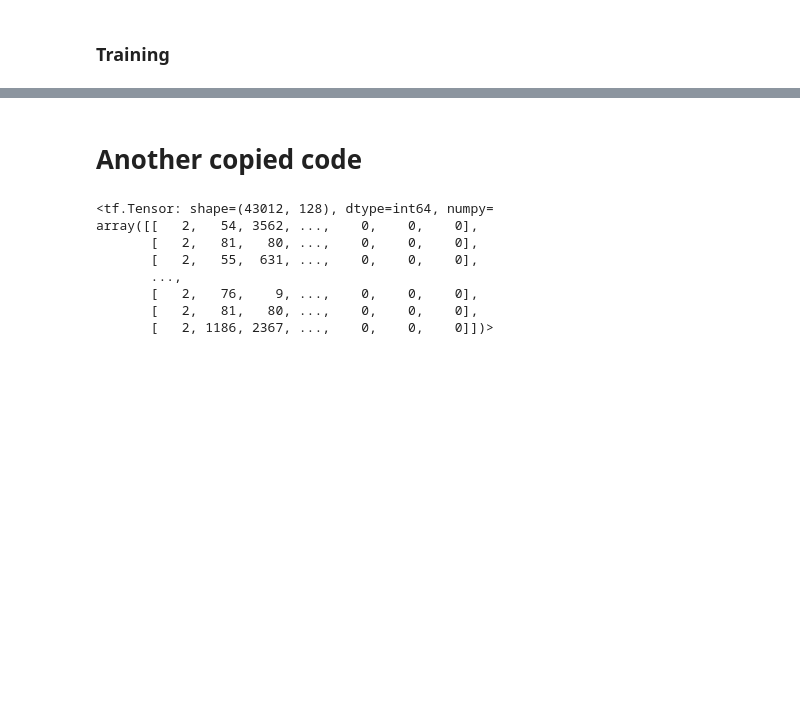
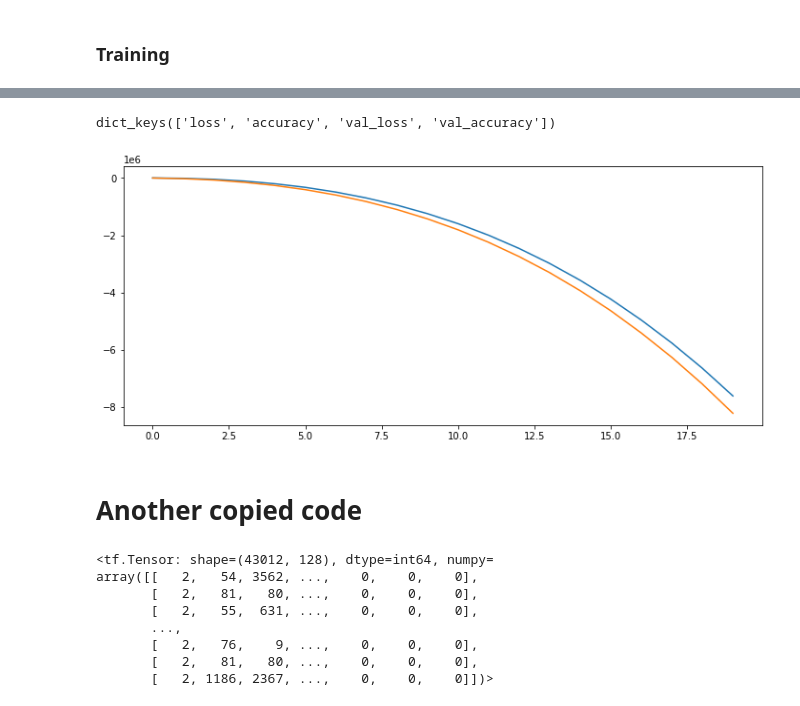
Before and after one commit to Hammad-001/wireless-ECG-diagnosis-system, a Jupyter notebook: Basics of Transformers/sentiment analysis with transformer.ipynb, the cells around one changed output, grey strips where cells are left out. Cells and saved outputs as stored; diff of their text form; code cells hidden in the pictures; blank space fills up the shorter version.

```diff
--- a/Basics of Transformers/sentiment analysis with transformer.ipynb
+++ b/Basics of Transformers/sentiment analysis with transformer.ipynb
@@ -209,7 +220,7 @@ class PositionalEmbedding(tf.keras.layers.Layer):
     super().__init__()
     self.d_model = d_model
     self.embedding = tf.keras.layers.Embedding(vocab_size, d_model)
-    self.pos_encoding = positional_encoding(length=2048, depth=d_model)
+    self.pos_encoding = positional_encoding(length=64, depth=d_model)
 
   def call(self, x):
     length = tf.shape(x)[1]
@@ -368,8 +379,7 @@ class Encoder(tf.keras.layers.Layer):
     # Dropout.
     self.dropout = tf.keras.layers.Dropout(dropout_rate)
     self.flatten_layer = tf.keras.layers.GlobalAveragePooling1D()
-    self.dense_layer_1 = tf.keras.layers.Dense(256, activation='relu')
-    self.dense_layer_2 = tf.keras.layers.Dense(32, activation='relu')
+    self.dense_layer_1 = tf.keras.layers.Dense(32, activation='relu')
     self.final_layer = tf.keras.layers.Dense(1, activation='sigmoid')
 
   # Masking.
@@ -390,13 +400,12 @@ class Encoder(tf.keras.layers.Layer):
     # experimental thing, may not work
     x = self.flatten_layer(x)
     x = self.dense_layer_1(x)
-    x = self.dense_layer_2(x)
     # x = tf.keras.layers.Dense(32, activation='relu')(x)
     x = self.final_layer(x)
     return x  # Shape `(batch_size, input_seq_len, d_model)`.
 # %%
 model = tf.keras.Sequential([
-    tf.keras.layers.InputLayer(input_shape=(128)),
-    Encoder(num_layers = 4, d_model = 128, dff = 512, num_attention_heads = 8, input_vocab_size=tokenizers.en.get_vocab_size())
+    tf.keras.layers.InputLayer(input_shape=(seq_len)),
+    Encoder(num_layers = 4, d_model = seq_len, dff = 512, num_attention_heads = 8, input_vocab_size=tokenizers.en.get_vocab_size())
 ])
 # %%
@@ -461,7 +457,7 @@ history = model.fit(
     x=new_features,
     y=new_labels,
     epochs=20,
-    batch_size=256,
+    batch_size=32,
     validation_split=0.2
 )
 # %% [output]
@@ -474,3 +481,14 @@ KeyboardInterrupt: ignored
+# %%
+history.history.keys()
+# %% [output]
+dict_keys(['loss', 'accuracy', 'val_loss', 'val_accuracy'])
+# %%
+plt.figure(figsize=(12, 5))
+plt.plot(history.history['loss'])
+plt.plot(history.history['val_loss'])
+plt.show()
+# %% [output]
+[figure, added]
 # %% [markdown]
 # Another copied code
 # %%
```
Also changed, not shown: parts of 33 cells of this notebook.
